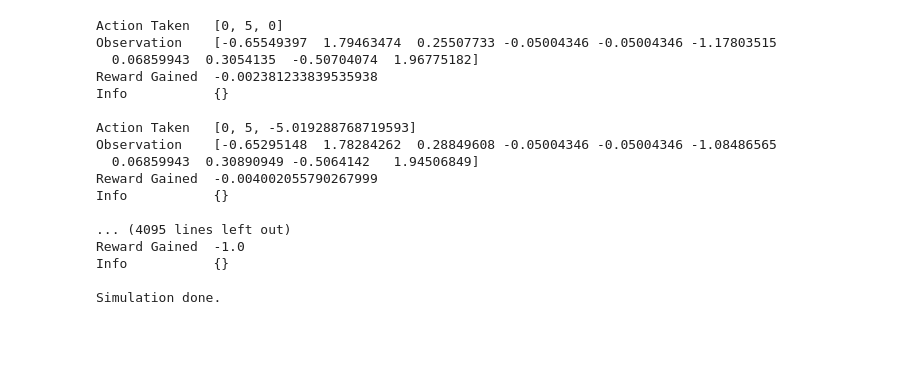
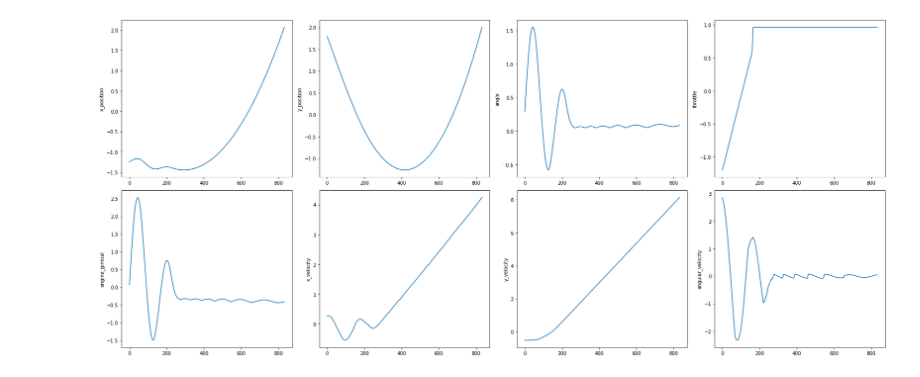
Before and after one commit to ksetdekov/RL_in_ksp, a Jupyter notebook: engineering_approach.ipynb, the cells around one changed output. Drawn from its saved outputs; the diff is of its cells as text; code cells hidden in the pictures; blank space fills up the shorter version.

Commit message:
added controls for rcs and engine without pid

```diff
--- a/engineering_approach.ipynb
+++ b/engineering_approach.ipynb
@@ -35,44 +96,26 @@ def get_rcs_action(observation): #reaction_control_system
-# %%
-env = gym.make('RocketLander-v0')
-env.reset()
-
-PRINT_DEBUG_MSG = True
-observation = [0]*7
-angle_speed = 0
-
-
-for i in range(1000):
-    env.render()
-
-    rcs_action = get_rcs_action(observation)
-    action = [0, 5, rcs_action]
-
-    observation,reward,done,info =env.step(action)
-    if PRINT_DEBUG_MSG:
-        print("Action Taken  ",action)
-        print("Observation   ",observation)
-        print("Reward Gained ",reward)
-        print("Info          ",info,end='\n\n')
-
-    if done:
-        print("Simulation done.")
-        break
-env.close()
-# %% [output]
-Action Taken   [0, 5, 0]
-Observation    [-0.65549397  1.79463474  0.25507733 -0.05004346 -0.05004346 -1.17803515
-  0.06859943  0.3054135  -0.50704074  1.96775182]
-Reward Gained  -0.002381233839535938
-Info           {}
-
-Action Taken   [0, 5, -5.019288768719593]
-Observation    [-0.65295148  1.78284262  0.28849608 -0.05004346 -0.05004346 -1.08486565
-  0.06859943  0.30890949 -0.5064142   1.94506849]
-Reward Gained  -0.004002055790267999
-Info           {}
-
-... (4095 lines left out)
-Reward Gained  -1.0
-Info           {}
-
-Simulation done.
+# %%
+col_names = [
+    'x_position',
+    'y_position',
+    'angle',
+    'first_leg_indicator',
+    'second_leg_indicator',
+    'throttle',
+    'engine_gimbal',
+    'x_velocity',
+    'y_velocity',
+    'angular_velocity'
+]
+not_draw_cols = ['first_leg_indicator', 'second_leg_indicator']
+draw_cols = [i for i in col_names if i not in not_draw_cols]
+
+draw_df = pd.DataFrame(observations, columns = col_names)[draw_cols]
+# %%
+fig, axes = plt.subplots(nrows=2, ncols=4, figsize=[23,10])
+for i, column in enumerate(draw_cols):
+    sns.lineplot(x = draw_df.index,
+                 y = draw_df[column],
+                 ax=axes[i//4,i%4])
+plt.tight_layout()
+# %% [output]
+[figure, added]
```
Also changed, not shown: parts of 2 cells of this notebook, 3 other files.
